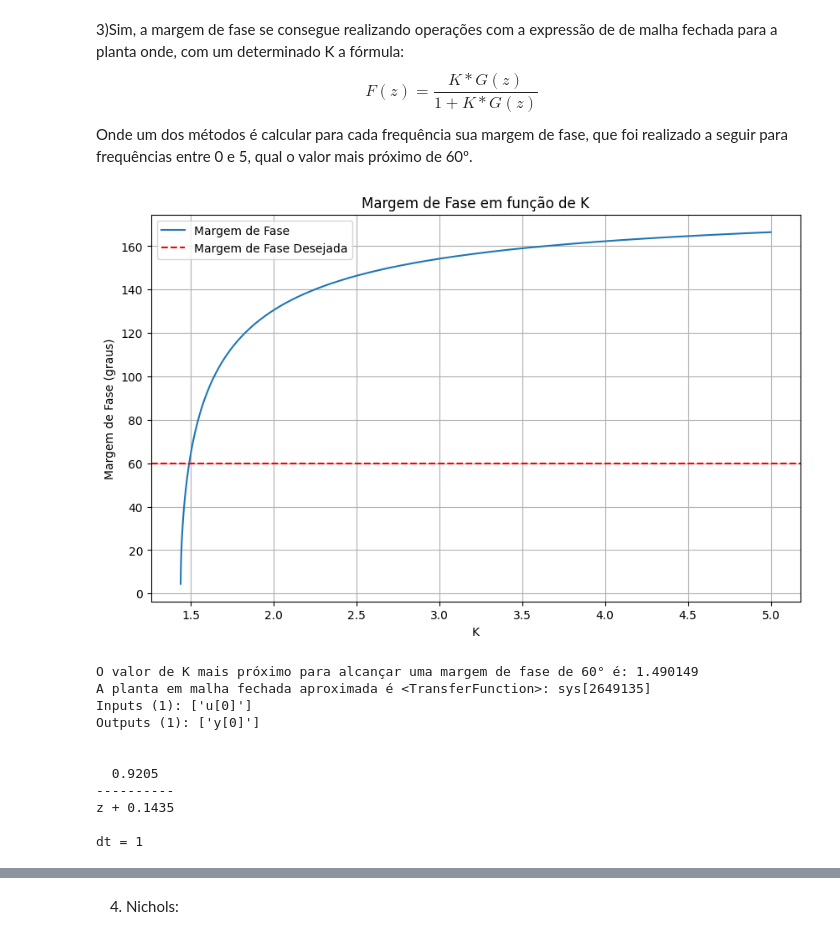
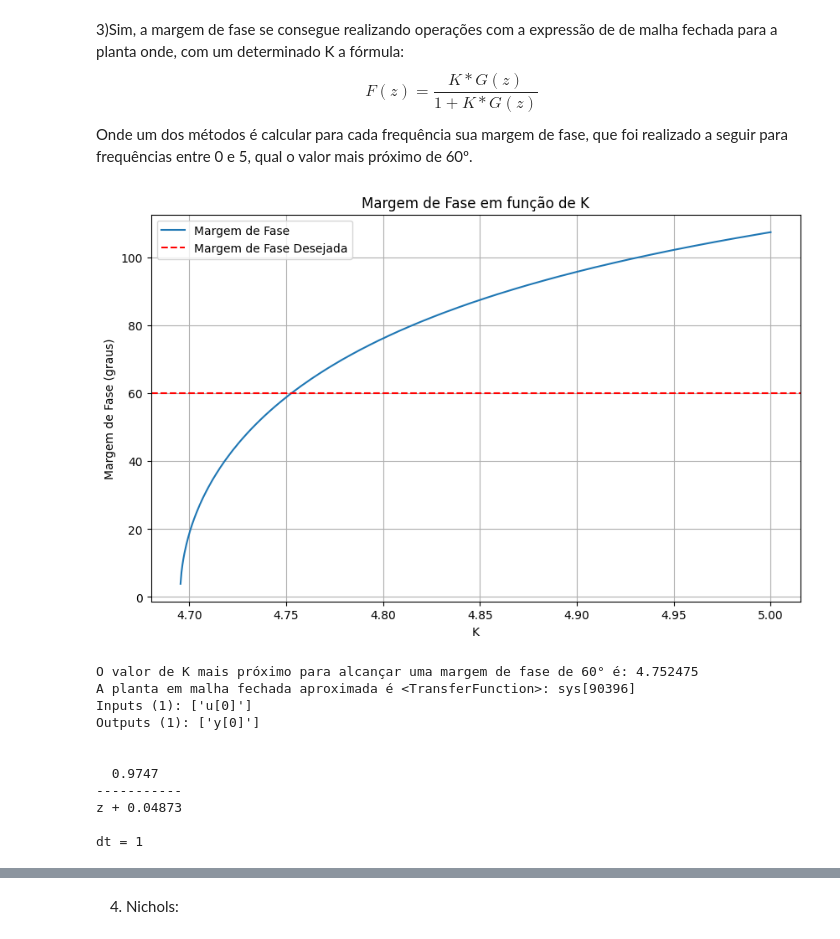
Before and after one commit to pedroivovasconcelos/controledigital, a Jupyter notebook: capitulo5.ipynb, the cells around one changed output, grey strips where cells are left out. Cells and saved outputs as stored; diff of their text form; code cells hidden in the pictures.

```diff
--- a/capitulo5.ipynb
+++ b/capitulo5.ipynb
@@ -117,8 +114,8 @@ import control as ctl
 
 def calcula_malha_fechada(K):
     # Aplicando o ganho K à função de transferência G(z)
-    num_KGz = [K * 0.6177]
-    den_KGz = [1, -0.777]
+    num_KGz = [K * 0.2051]
+    den_KGz = [1, -0.926]
 
     # Convertendo G(z) para malha fechada com o controlador K
     Gz_k = ctl.TransferFunction(num_KGz, den_KGz, 1)
@@ -130,43 +127,43 @@ def calcula_malha_fechada(K):
 def calcular_margem_fase(K):
     Cz_K = calcula_malha_fechada(K)
 
     # Calculando a margem de fase (PM)
     _, PM, _, _ = ctl.margin(Cz_K)
 
     return PM
 
 # Testando diferentes valores de K para encontrar uma margem de fase próxima de 60 graus
 K_teste = np.linspace(0, 5, 10000)
 margens_fase = [calcular_margem_fase(K) for K in K_teste]
 
 # Plotando a margem de fase em função de K
 plt.figure(figsize=(10, 6))
 plt.plot(K_teste, margens_fase, label='Margem de Fase')
 plt.axhline(y=60, color='r', linestyle='--', label='Margem de Fase Desejada')
 plt.xlabel('K')
 plt.ylabel('Margem de Fase (graus)')
 plt.title('Margem de Fase em função de K')
 plt.legend()
 plt.grid(True)
 plt.show()
 
 # Encontrando o K que mais se aproxima da margem de fase desejada e sua planta retroalimentada
 indice_proximo = np.argmin(np.abs(np.array(margens_fase) - 60))
 K_ideal = K_teste[indice_proximo]
 Cz_ideal = calcula_malha_fechada(K_ideal)
 print(f'O valor de K mais próximo para alcançar uma margem de fase de 60° é: {K_ideal:.6f}')
 print(f'A planta em malha fechada aproximada é {Cz_ideal}')
 # %% [output]
-[figure, old version]
+[figure, new version]
-O valor de K mais próximo para alcançar uma margem de fase de 60° é: 1.490149
-A planta em malha fechada aproximada é <TransferFunction>: sys[2649135]
+O valor de K mais próximo para alcançar uma margem de fase de 60° é: 4.752475
+A planta em malha fechada aproximada é <TransferFunction>: sys[90396]
 Inputs (1): ['u[0]']
 Outputs (1): ['y[0]']
 
 
-  0.9205
-----------
-z + 0.1435
+  0.9747
+-----------
+z + 0.04873
 
 dt = 1
 # %%
```
Also changed, not shown: parts of 11 cells of this notebook, 1 other file.
